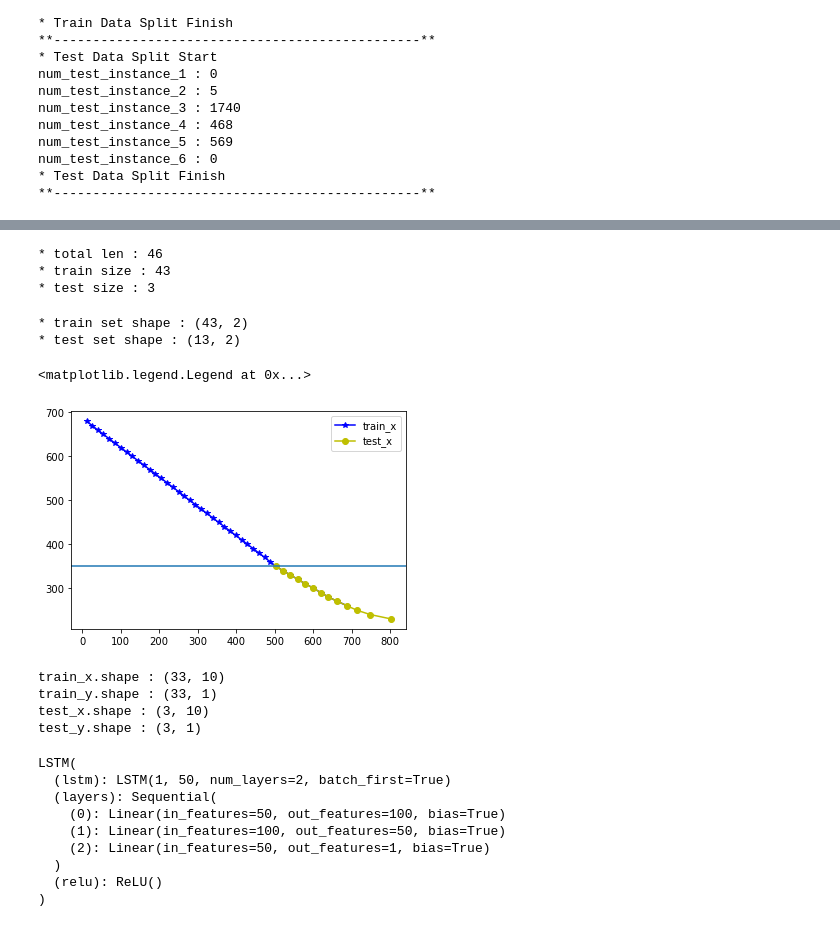
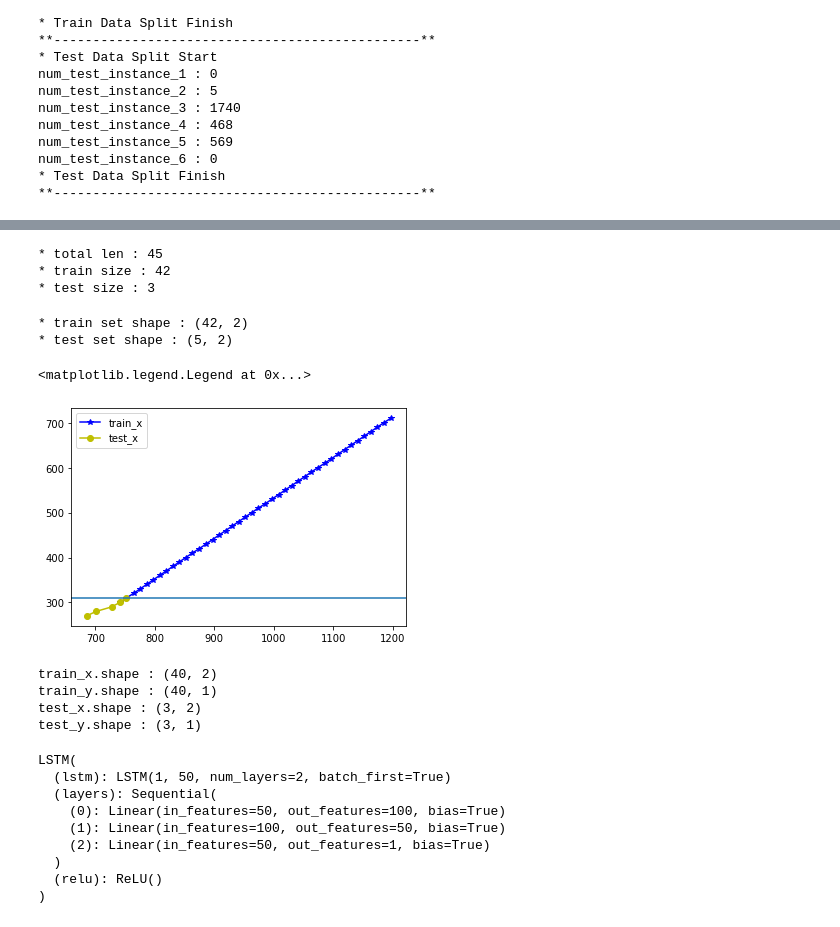
Before and after one commit to ShineySun/Vanishing-Point-Detection, a Jupyter notebook: LSTM/LSTM/lstm_test_single_lane_ver2.ipynb, the cells around one changed output, grey strips where cells are left out. Saved outputs shown, nothing was run; the diff lists cells and outputs as text; code cells hidden in the pictures.

Commit message:
no validation test & sequence analysis

```diff
--- a/LSTM/LSTM/lstm_test_single_lane_ver2.ipynb
+++ b/LSTM/LSTM/lstm_test_single_lane_ver2.ipynb
@@ -173,7 +173,7 @@ num_test_instance_6 : 0
 * Test Data Split Finish
 **-----------------------------------------------**
 # %%
-data = tusimple_manager.train_instance_2[0]
+data = tusimple_manager.train_instance_3[0]
 # %%
 clip_dir = tusimple_manager.train_path + data['raw_file']
 
@@ -197,7 +197,7 @@ datas = []
 for lane_idx, lane_x_points in enumerate(data['lanes'],0):
     curve_vertices = list(filter(lambda xy_pair : xy_pair[0] > 0, zip(lane_x_points, data['h_samples'])))
     datas.append(np.array(curve_vertices))
-    break
+
 
 print(curve_vertices)
 # %% [output]
@@ -205,5 +205,5 @@ print(curve_vertices)
 # %%
-xy = np.array(curve_vertices, dtype=np.float)
+xy = np.array(datas[1], dtype=np.float)
 
 for pt in xy:
     cv2.circle(raw_image, (int(pt[0]), int(pt[1])), radius=5, color = (255,0,0), thickness=5)
@@ -257,32 +257,32 @@ data :
 # %%
-train_size = int(len(data)*0.94)
+train_size = int(len(data)*0.95)
 test_size = len(data) - train_size
 
 print("* total len : {}".format(len(xy)))
 print("* train size : {}".format(train_size))
 print("* test size : {}".format(test_size))
 # %% [output]
-* total len : 46
-* train size : 43
+* total len : 45
+* train size : 42
 * test size : 3
 # %%
-seq_len = 10
+seq_len = 2
 
 train_set = data[:train_size]
 test_set = data[train_size-seq_len:]
 
 print("* train set shape : {}".format(train_set.shape))
 print("* test set shape : {}".format(test_set.shape))
 
 plt.plot(train_set[:,0]*1280.0, train_set[:,1]*720.0, 'b-*')
 plt.plot(test_set[:,0]*1280.0, test_set[:,1]*720.0, 'y-o')
 plt.axhline(test_set[0][1]*720)
 plt.legend(['train_x', 'test_x'])
 # %% [output]
-* train set shape : (43, 2)
-* test set shape : (13, 2)
+* train set shape : (42, 2)
+* test set shape : (5, 2)
 <matplotlib.legend.Legend at 0x...>
-[figure, old version]
+[figure, new version]
 # %%
 def make_sequence(input_, seq_len):
     inout_seq = []
@@ -308,9 +308,9 @@ print("train_y.shape : {}".format(train_y.shape))
 print("test_x.shape : {}".format(test_x.shape))
 print("test_y.shape : {}".format(test_y.shape))
 # %% [output]
-train_x.shape : (33, 10)
-train_y.shape : (33, 1)
-test_x.shape : (3, 10)
+train_x.shape : (40, 2)
+train_y.shape : (40, 1)
+test_x.shape : (3, 2)
 test_y.shape : (3, 1)
 # %%
 import torch
```
Also changed, not shown: parts of 8 cells of this notebook, 23 other files.
